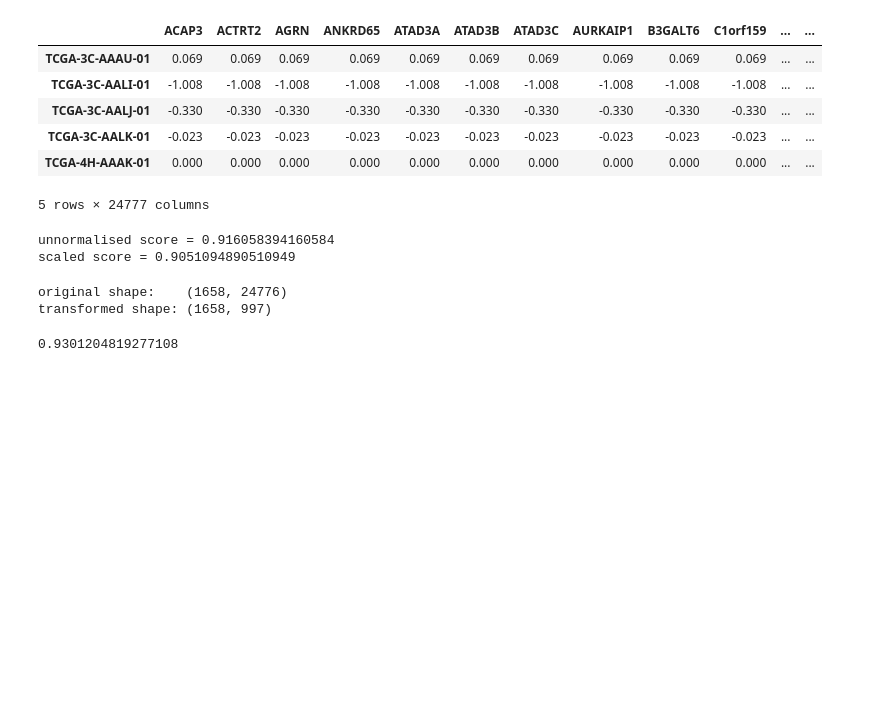
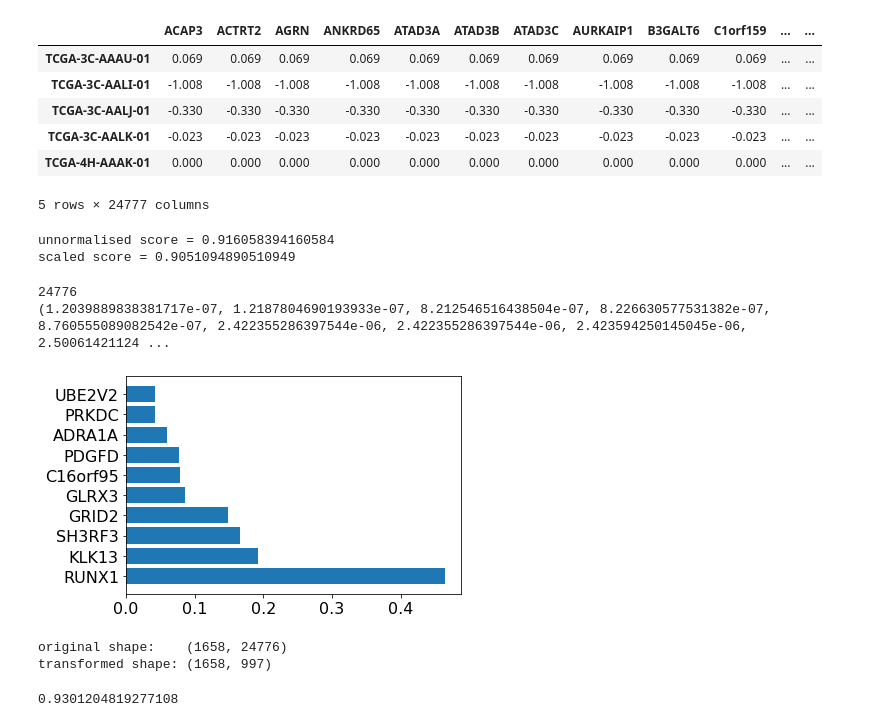
Before and after one commit to behradkoohy/comp3212-cancer-exploration, a Jupyter notebook: 2.svm_and_a_little_pca.ipynb, the cells around one changed output. Drawn from its saved outputs; the diff is of its cells as text; code cells hidden in the pictures; blank space fills up the shorter version.

Commit message:
added feature lists

```diff
--- a/2.svm_and_a_little_pca.ipynb
+++ b/2.svm_and_a_little_pca.ipynb
@@ -79,6 +79,30 @@ print('scaled score =', nm_score)
 # %% [output]
 unnormalised score = 0.916058394160584
 scaled score = 0.9051094890510949
+# %%
+from matplotlib import pyplot as plt
+from sklearn import svm
+
+def f_importances(coef, names, top=-1):
+    imp = coef
+    imp, names = zip(*sorted(list(zip(imp, names))))
+
+    # Show all features
+    if top == -1:
+        top = len(names)
+    print(imp)
+    plt.barh(range(top), imp[::-1][0:top], align='center')
+    plt.yticks(range(top), names[::-1][0:top])
+    plt.show()
+
+features_names = list(X_train.columns)
+
+print(len(features_names))
+f_importances(abs(svc_norm.coef_[0]), features_names, top=10)
+# %% [output]
+24776
+(1.2039889838381717e-07, 1.2187804690193933e-07, 8.212546516438504e-07, 8.226630577531382e-07, 8.760555089082542e-07, 2.422355286397544e-06, 2.422355286397544e-06, 2.423594250145045e-06, 2.50061421124 ...
+[figure, added]
 # %%
 x = 0.9999
 pca = PCA(n_components=x)
```
Also changed, not shown: parts of 4 cells of this notebook, 2 other files.
